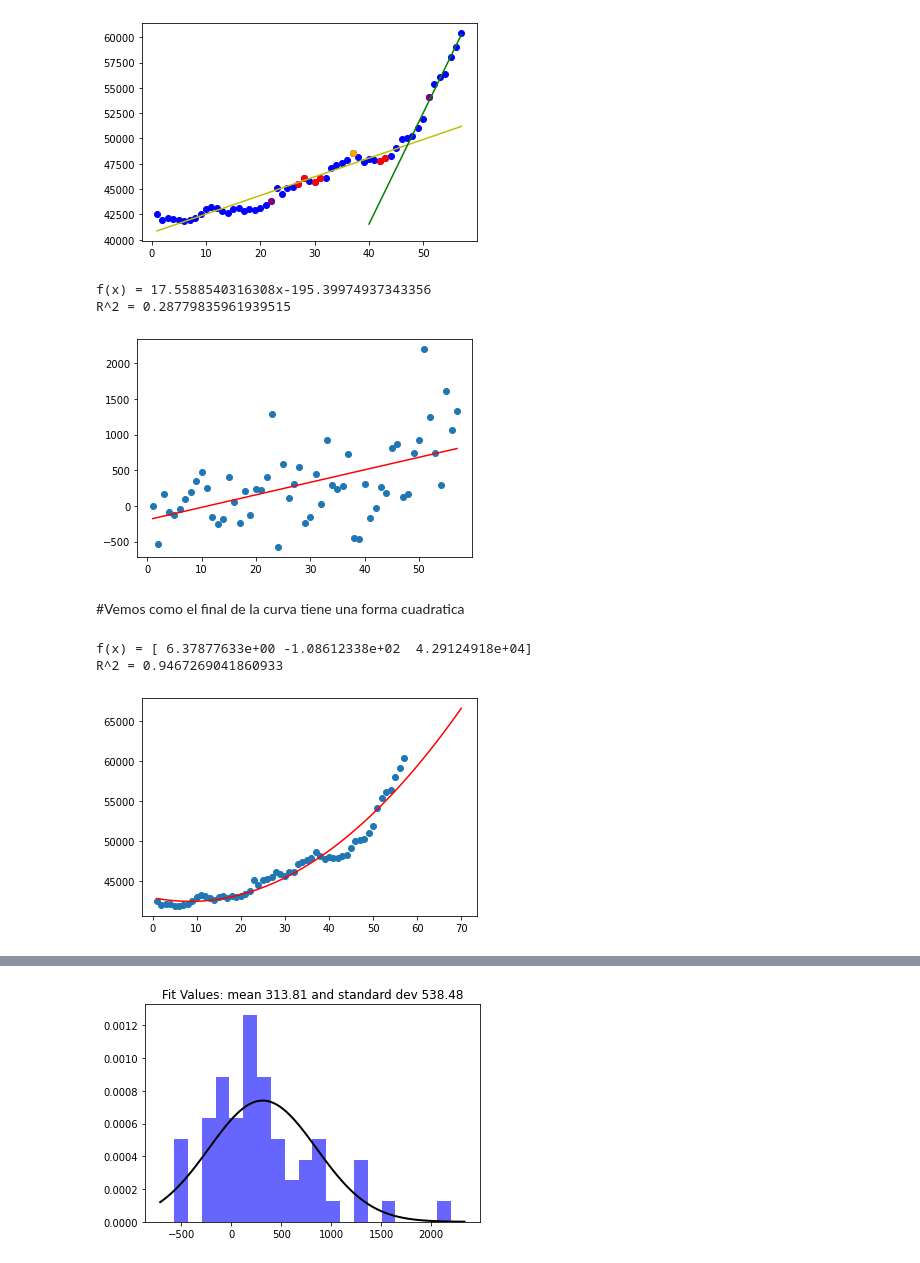
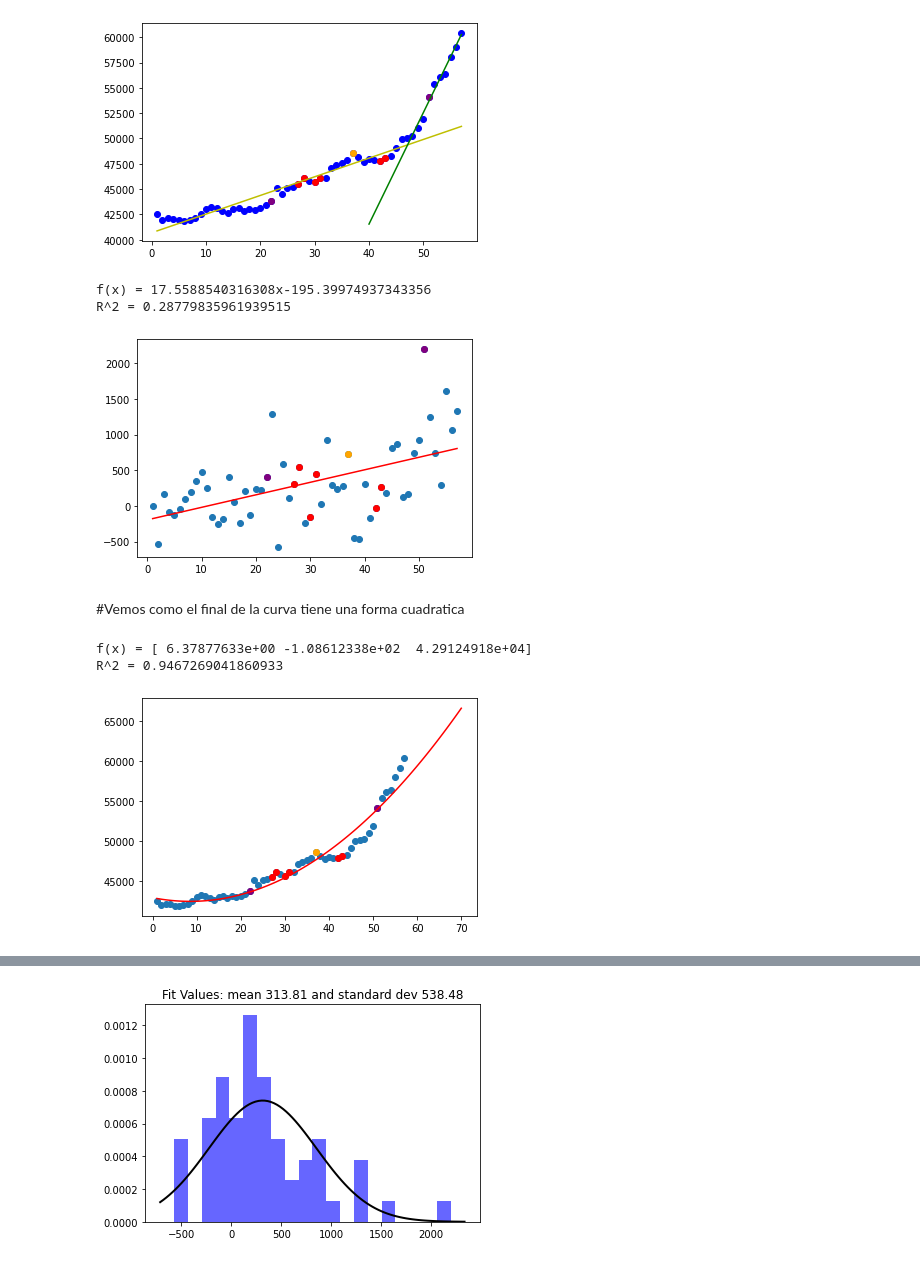
Before and after one commit to Delcron/Canasta-Basica, a Jupyter notebook: Cansata_en_chile.ipynb, the cells around one changed output, grey strips where cells are left out. Cells and saved outputs as stored; diff of their text form; code cells hidden in the pictures.

```diff
--- a/Cansata_en_chile.ipynb
+++ b/Cansata_en_chile.ipynb
@@ -14,9 +14,22 @@ from scipy import stats
 #importamos datos desde un excel
 # %%
 #importing data from xlsx
-data = pd.read_excel('./data.xlsx')
+data = pd.read_excel('../content/data.xlsx')
+#data = pd.read_excel('./data.xlsx')
 # %% [markdown]
 # Vemos la tendencia general de la curba
+# %%
+def price(x):
+  aux = []
+  for d in x:
+    aux.append(data.price[d])
+  return aux
+
+def price_diff(x):
+  aux = []
+  for d in x:
+    aux.append(data.price_diff[d])
+  return aux
 # %%
 #linear regress
 slope, intercept, r_value, p_value, std_err = stats.linregress(data.month, data.price)
@@ -91,25 +90,27 @@ R^2 = 0.9735362141743317
 # %%
 #linear regress
 slope, intercept, r_value, p_value, std_err = stats.linregress(data.month, data.price_diff)
 
 #printing slope, intercept and error square
 print("f(x) = {}x{}".format(slope,intercept))
 print("R^2 = {}".format(r_value**2))
 
 #linear function
 def predict(x):
   return slope * x + intercept
 
 #ploting
 fitLine = predict(data.month)
-
 plt.scatter(data.month, data.price_diff)
+plt.scatter([27, 28, 30, 31, 42, 43], price_diff([26, 27, 29, 30, 41, 42]), c='r')
+plt.scatter([22, 51], price_diff([21, 50]), c='purple')
+plt.scatter([37], price_diff([36]), c='orange')
 plt.plot(data.month, fitLine, c='r')
 plt.show()
 # %% [output]
 f(x) = 17.5588540316308x-195.39974937343356
 R^2 = 0.28779835961939515
-[figure, old version]
+[figure, new version]
 # %% [markdown]
 #Vemos como el final de la curva tiene una forma cuadratica
 # %%
@@ -124,11 +125,14 @@ print("R^2 = {}".format(r2))
 #ploting
 xp = np.linspace(1, 70, 100)
 plt.scatter(data.month, data.price)
+plt.scatter([27, 28, 30, 31, 42, 43], price([26, 27, 29, 30, 41, 42]), c='r')
+plt.scatter([22, 51], price([21, 50]), c='purple')
+plt.scatter([37], price([36]), c='orange')
 plt.plot(xp, p2(xp), c='r')
 plt.show()
 # %% [output]
 f(x) = [ 6.37877633e+00 -1.08612338e+02  4.29124918e+04]
 R^2 = 0.9467269041860933
-[figure, old version]
+[figure, new version]
 # %%
 #cuadratic
```
Also changed, not shown: parts of 5 cells of this notebook.
